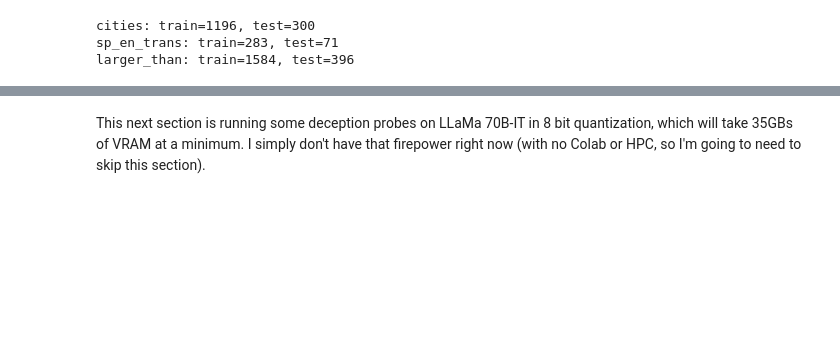
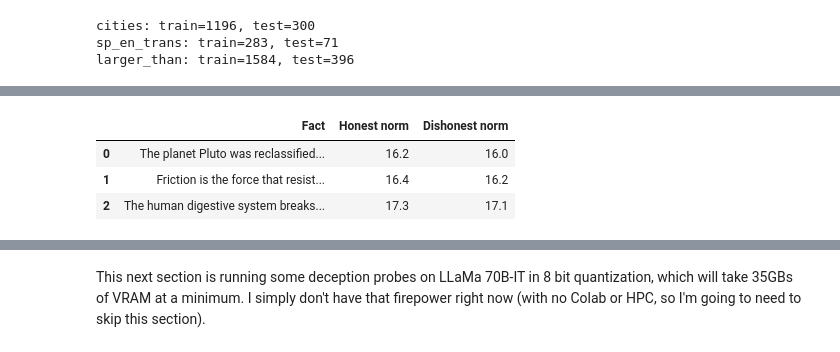
Before and after one commit to Azazel5/The-ARENA-curriculum, a Jupyter notebook: 1/linear_probes.ipynb, the cells around one changed output, grey strips where cells are left out. Saved outputs shown, nothing was run; the diff lists cells and outputs as text; code cells hidden in the pictures; blank space fills up the shorter version.

```diff
--- a/1/linear_probes.ipynb
+++ b/1/linear_probes.ipynb
@@ -1301,8 +1319,7 @@ def construct_instructed_pairs(
 
         for sys_prompt, acts_dict in [(honest_sys, honest_acts), (dishonest_sys, dishonest_acts)]:
             messages = [
-                {"role": "system", "content": sys_prompt},
-                {"role": "user", "content": user_msg},
+                {"role": "user", "content": f"{sys_prompt} {user_msg}"},
                 {"role": "assistant", "content": fact_start},
             ]
 
@@ -1322,33 +1339,38 @@ def construct_instructed_pairs(
 
 all_facts = true_facts["statement"].tolist()
 
 # Split into train/test (shuffle to avoid ordering bias in the CSV)
 t.manual_seed(42)
 n_train = int(0.8 * len(all_facts))
 perm = t.randperm(len(all_facts))
 train_facts = [all_facts[i] for i in perm[:n_train]]
 test_facts = [all_facts[i] for i in perm[n_train:]]
 
 # Extract activations (use a single representative layer for speed, plus full detect range)
 # For initial testing, use just the middle layer
 mid_layer = INSTRUCT_NUM_LAYERS // 2
 
 train_honest, train_dishonest = construct_instructed_pairs(
     train_facts, instruct_model, instruct_tokenizer, [mid_layer]
 )
 test_honest, test_dishonest = construct_instructed_pairs(
     test_facts, instruct_model, instruct_tokenizer, [mid_layer]
 )
 
 # Show first few pairs
 pairs_df = pd.DataFrame(
     {
         "Fact": train_facts[:3],
         "Honest norm": [f"{train_honest[mid_layer][i].norm():.1f}" for i in range(3)],
         "Dishonest norm": [f"{train_dishonest[mid_layer][i].norm():.1f}" for i in range(3)],
     }
 )
 display(pairs_df)
+# %% [output]
+|  | Fact | Honest norm | Dishonest norm |
+| 0 | The planet Pluto was reclassified... | 16.2 | 16.0 |
+| 1 | Friction is the force that resist... | 16.4 | 16.2 |
+| 2 | The human digestive system breaks... | 17.3 | 17.1 |
 # %%
 # Build training data: dishonest=1 (positive class), honest=0 (negative class)
 train_all_acts = t.cat([train_dishonest[mid_layer], train_honest[mid_layer]], dim=0)
```
Also changed, not shown: parts of 26 cells of this notebook.
